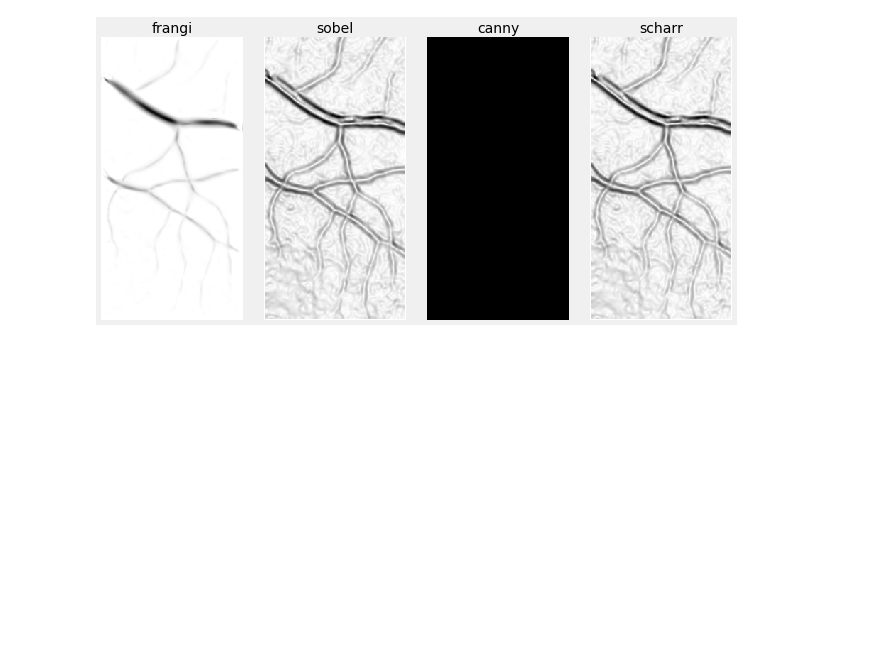
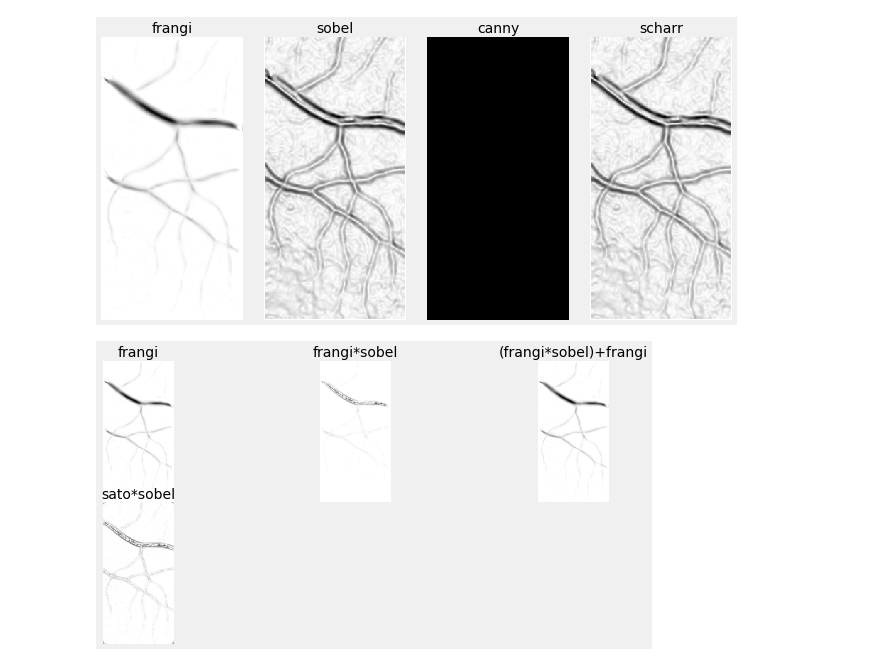
Before and after one commit to bilha-analytics/school, a Jupyter notebook: notebooks/paper/001_dip_frangi_skimage.ipynb, the cells around one changed output. Drawn from its saved outputs; the diff is of its cells as text; code cells hidden in the pictures; blank space fills up the shorter version.

Commit message:
Frangi vesselness filter vs others

```diff
--- a/notebooks/paper/001_dip_frangi_skimage.ipynb
+++ b/notebooks/paper/001_dip_frangi_skimage.ipynb
@@ -334,3 +338,11 @@ Before smoothing
 [figure]
 With smoothing
 [figure]
+# %%
+img_sobel = skimage.filters.sobel(img)
+show_image_list(np.array([img_frangi2, img_sobel*img_frangi2,
+                          (img_sobel*img_frangi2)+img_frangi2,
+                          img_sobel*img_sato2])*-1,
+               titlez=['frangi', 'frangi*sobel', '(frangi*sobel)+frangi', 'sato*sobel'], nc=3)
+# %% [output]
+[figure, added]
```
Also changed, not shown: parts of 2 cells of this notebook.
